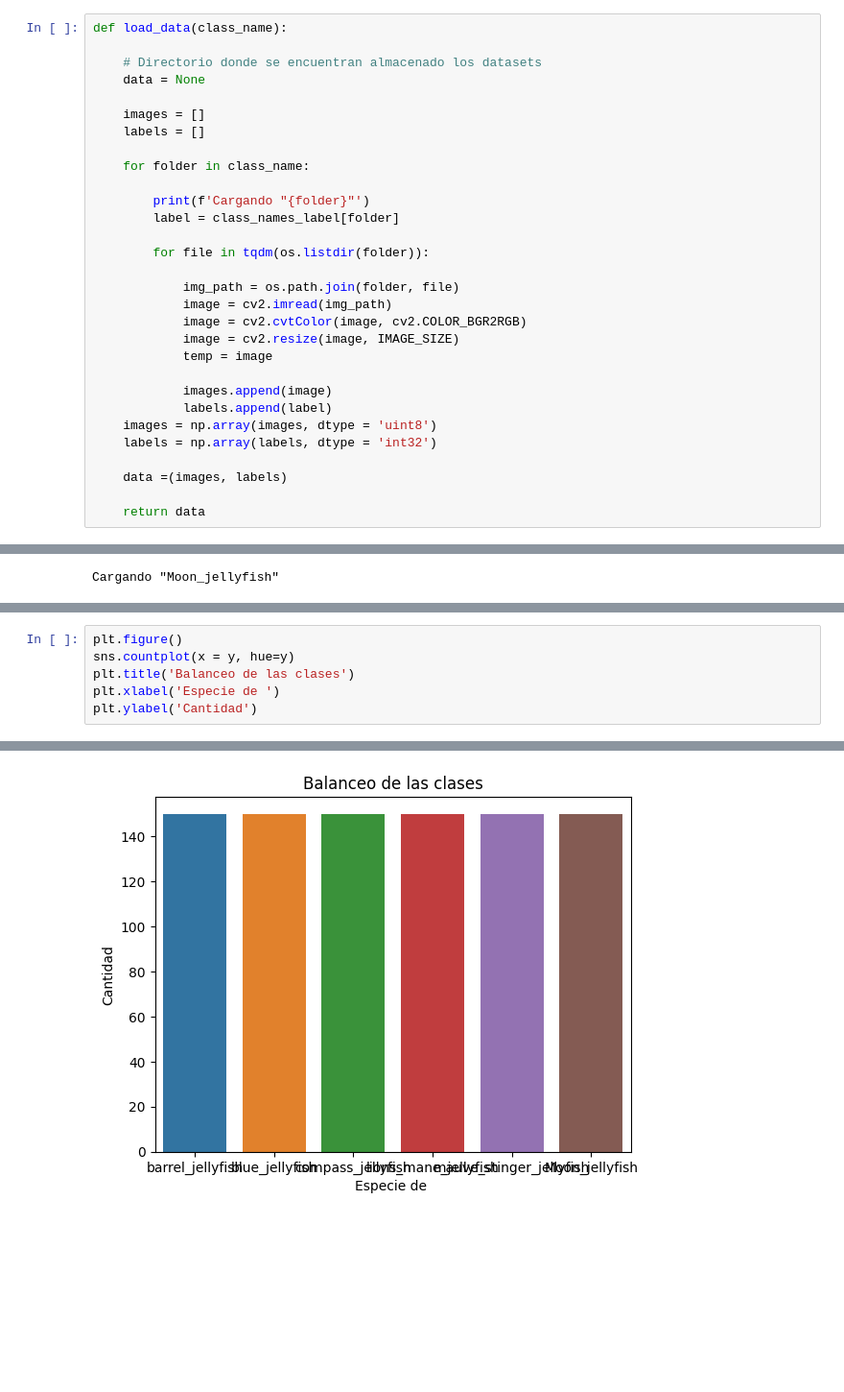
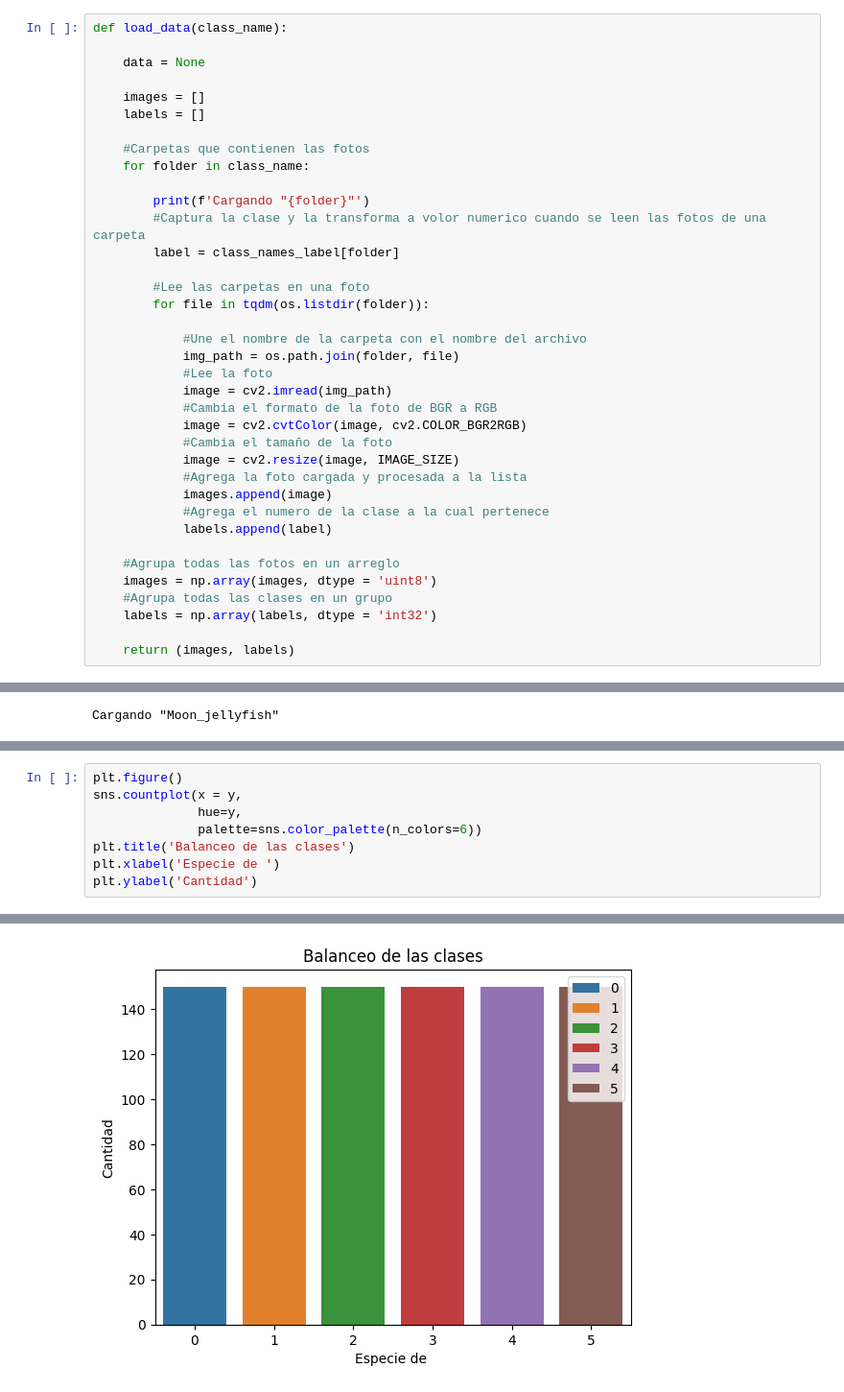
Before and after one commit to santiflo/UNAL, a Jupyter notebook: Curso 2/Proyecto/Proyecto.ipynb, the cells around one changed output, grey strips where cells are left out. Shown at 96% size. Saved outputs shown, nothing was run; the diff lists cells and outputs as text; blank space fills up the shorter version.

```diff
--- a/Curso 2/Proyecto/Proyecto.ipynb
+++ b/Curso 2/Proyecto/Proyecto.ipynb
@@ -32,30 +32,37 @@ IMAGE_SIZE = (240, 240)
 # %%
 def load_data(class_name):
 
-    # Directorio donde se encuentran almacenado los datasets
     data = None
 
     images = []
     labels = []
 
+    #Carpetas que contienen las fotos
     for folder in class_name:
 
         print(f'Cargando "{folder}"')
+        #Captura la clase y la transforma a volor numerico cuando se leen las fotos de una carpeta
         label = class_names_label[folder]
 
+        #Lee las carpetas en una foto
         for file in tqdm(os.listdir(folder)):
 
+            #Une el nombre de la carpeta con el nombre del archivo
             img_path = os.path.join(folder, file)
+            #Lee la foto
             image = cv2.imread(img_path)
+            #Cambia el formato de la foto de BGR a RGB
             image = cv2.cvtColor(image, cv2.COLOR_BGR2RGB)
+            #Cambia el tamaño de la foto
             image = cv2.resize(image, IMAGE_SIZE)
-            temp = image
+            #Agrega la foto cargada y procesada a la lista
+            images.append(image)
+            #Agrega el numero de la clase a la cual pertenece
+            labels.append(label)
 
-            images.append(image)
-            labels.append(label)
+    #Agrupa todas las fotos en un arreglo
     images = np.array(images, dtype = 'uint8')
+    #Agrupa todas las clases en un grupo
     labels = np.array(labels, dtype = 'int32')
 
-    data =(images, labels)
-
-    return data
+    return (images, labels)
@@ -85,9 +78,11 @@ display_random_image(class_name, X, y)
 # %%
 plt.figure()
-sns.countplot(x = y, hue=y)
+sns.countplot(x = y,
+              hue=y,
+              palette=sns.color_palette(n_colors=6))
 plt.title('Balanceo de las clases')
 plt.xlabel('Especie de ')
 plt.ylabel('Cantidad')
 # %% [output]
 Text(0, 0.5, 'Cantidad')
-[figure, old version]
+[figure, new version]
```
Also changed, not shown: parts of 7 cells of this notebook.
